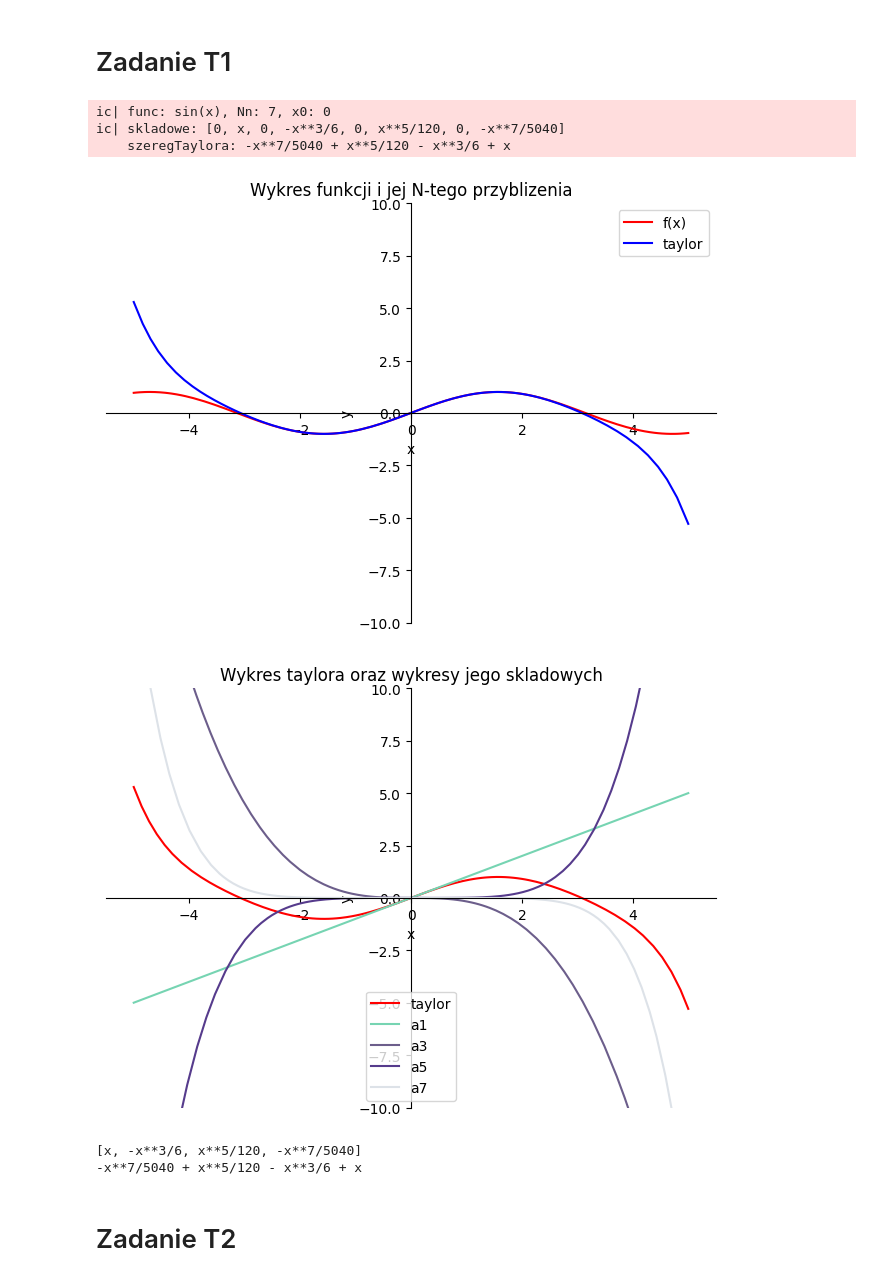
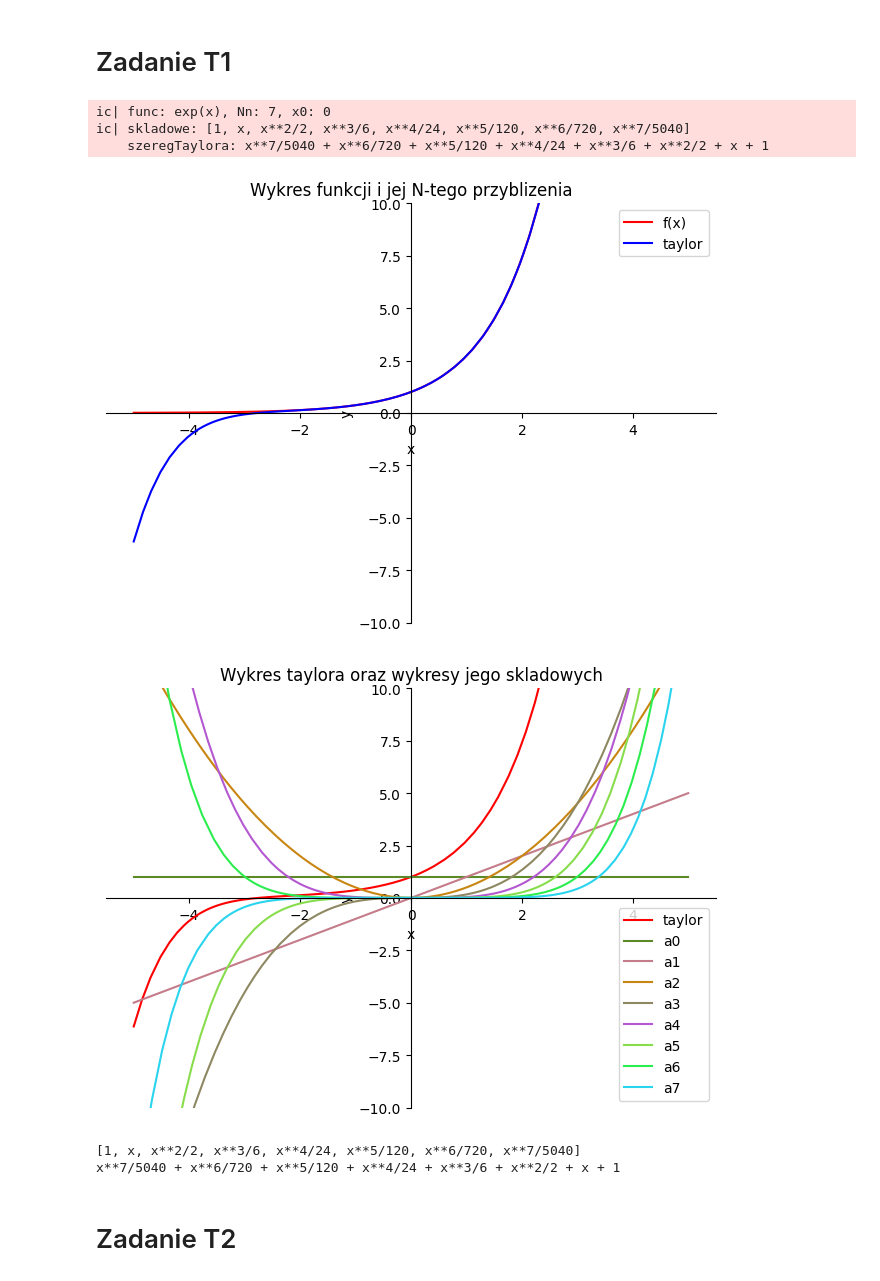
Before and after one commit to rzymski/jupyterObliczeniaNaukowe, a Jupyter notebook: szeregi.ipynb, the cells around one changed output. Drawn from its saved outputs; the diff is of its cells as text; code cells hidden in the pictures.

```diff
--- a/szeregi.ipynb
+++ b/szeregi.ipynb
@@ -9,21 +9,6 @@ import random
 # %% [markdown]
 # Uniwersalne funkcje do wyliczania Taylora oraz rysowania wykresow
 # %%
-def getTaylorSeriesWithComponents(func, Nn, x0, returnComponents=True):
-    skladowe = []
-    szeregTaylora = 0
-    for n in range(0, Nn+1):
-        pochodna = diff(func, x, n)
-        pochodnaX0 = pochodna.subs(x, x0)
-        skladowa = pochodnaX0 / math.factorial(n) * ((x - x0)**n)
-        # ic(pochodna, pochodnaX0, skladowa)
-        skladowe.append(skladowa)
-        szeregTaylora += skladowa
-    if returnComponents:
-        return szeregTaylora, skladowe
-    else:
-        return szeregTaylora
-
 def calculateTaylorComponents(func, Nn, x0):
     skladowe = []
     for n in range(0, Nn+1):
@@ -34,14 +19,13 @@ def calculateTaylorComponents(func, Nn, x0):
         skladowe.append(skladowa)
     return skladowe
 
-def getTaylorSeries(skladowe):
-    # szeregTaylora = 0
-    # for skladowa in skladowe:
-    #     szeregTaylora += skladowa
-    # return szeregTaylora
+def getTaylorSeriesFromComponents(skladowe):
     return sum(skladowe)
 
-def getPlots(funcsWithPlotParameters, title, rangeX=(-5, 5)):
+def getTaylorSeries(func, Nn, x0):
+    return getTaylorSeriesFromComponents(calculateTaylorComponents(func, Nn , x0))
+
+def getPlots(funcsWithPlotParameters, title, rangeX=(-5, 5), showFinalPlot=True):
     plots = plot(show=False, xlabel='x', ylabel='y', legend=True, title=title, ylim=(-10, 10))
     for fp in funcsWithPlotParameters:
         func = fp.get('func', None)
@@ -50,7 +34,8 @@ def getPlots(funcsWithPlotParameters, title, rangeX=(-5, 5)):
             label = fp.get('label', '')
             p = plot(func, (x, rangeX[0], rangeX[1]), show=False, line_color=color, label=label, ylim=(-10, 10))
             plots.append(p[0])
-    plots.show()
+    if showFinalPlot:
+        plots.show()
     return plots
 # %% [markdown]
 # Zadanie T1
@@ -58,12 +43,12 @@ def getPlots(funcsWithPlotParameters, title, rangeX=(-5, 5)):
 def t1(func, Nn, x0):
     ic(func, Nn, x0)
     skladowe = calculateTaylorComponents(func ,Nn, x0)
-    szeregTaylora = getTaylorSeries(skladowe)
+    szeregTaylora = getTaylorSeriesFromComponents(skladowe)
     ic(skladowe, szeregTaylora)
     # Pierwszy układ wykresów - wykres funkcji i jej N-tego przybliżenia
-    wykresFunkcjiOrazTaylora = getPlots([{'func':func, 'color':"red", 'label':"f(x)"},
-                                     {'func':szeregTaylora, 'color':"blue", 'label':"taylor"}],
-                                    "Wykres funkcji i jej N-tego przyblizenia", (x0-5, x0+5))
+    wykresFunkcjiOrazTaylora = getPlots([   {'func':func, 'color':"red", 'label':"f(x)"},
+                                            {'func':szeregTaylora, 'color':"blue", 'label':"taylor"}],
+                                            "Wykres funkcji i jej N-tego przyblizenia", (x0-5, x0+5))
     # Drugi układ wykresów - wykres tailora i wszystkich składowych
     taylorPlotData = [{'func': szeregTaylora, 'color': "red", 'label': "taylor"}]  # Dodanie danych wykresu Taylora
     for i, skladowa in enumerate(skladowe):
@@ -71,25 +56,25 @@ def t1(func, Nn, x0):
             randomColor = '#' + ''.join([random.choice('123456789ABCDE') for j in range(6)])
             taylorPlotData.extend([{'func': skladowa, 'color': randomColor, 'label': f"a{i}"}]) # Dodanie danych wykresow skladowych
     wykresTayloraOrazSkladowych = getPlots(taylorPlotData, "Wykres taylora oraz wykresy jego skladowych", (x0-5, x0+5))
-    return [s for s in skladowe if s != 0], szeregTaylora, wykresFunkcjiOrazTaylora, None#wykresTayloraOrazSkladowych
+    return [s for s in skladowe if s != 0], szeregTaylora, wykresFunkcjiOrazTaylora, wykresTayloraOrazSkladowych
 # %%
-t1Func = sin(x)
-# t1Func = E**x
+# t1Func = sin(x)
+t1Func = E**x
 # t1Func = 1/x
 t1N = 7
 t1X0 = 0
 # t1X0 = 1
 w1, w2, w3, w4 = t1(t1Func, t1N, t1X0)
 print(w1)
 print(w2)
 # %% [output]
-ic| func: sin(x), Nn: 7, x0: 0
-ic| skladowe: [0, x, 0, -x**3/6, 0, x**5/120, 0, -x**7/5040]
-    szeregTaylora: -x**7/5040 + x**5/120 - x**3/6 + x
+ic| func: exp(x), Nn: 7, x0: 0
+ic| skladowe: [1, x, x**2/2, x**3/6, x**4/24, x**5/120, x**6/720, x**7/5040]
+    szeregTaylora: x**7/5040 + x**6/720 + x**5/120 + x**4/24 + x**3/6 + x**2/2 + x + 1
-[figure, old version]
+[figure, new version]
-[figure, old version]
+[figure, new version]
-[x, -x**3/6, x**5/120, -x**7/5040]
--x**7/5040 + x**5/120 - x**3/6 + x
+[1, x, x**2/2, x**3/6, x**4/24, x**5/120, x**6/720, x**7/5040]
+x**7/5040 + x**6/720 + x**5/120 + x**4/24 + x**3/6 + x**2/2 + x + 1
 # %% [markdown]
 # Zadanie T2
 # %%
```
Also changed, not shown: parts of 18 cells of this notebook, 1 other file.
